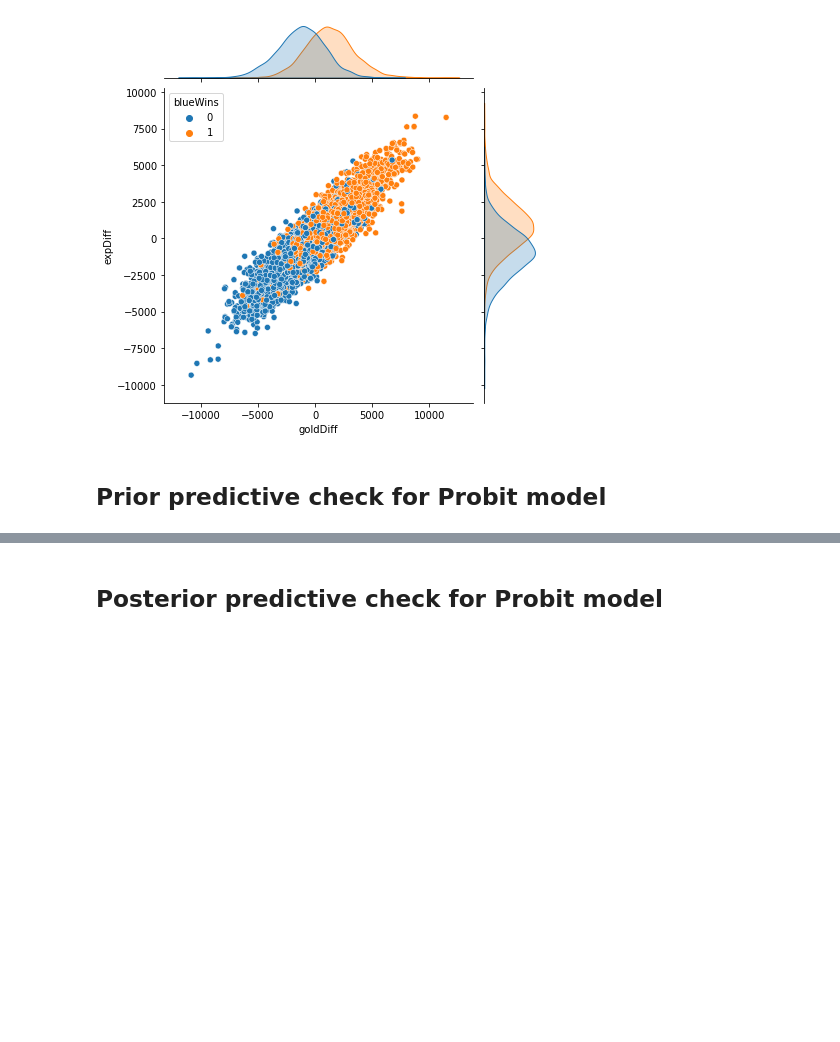
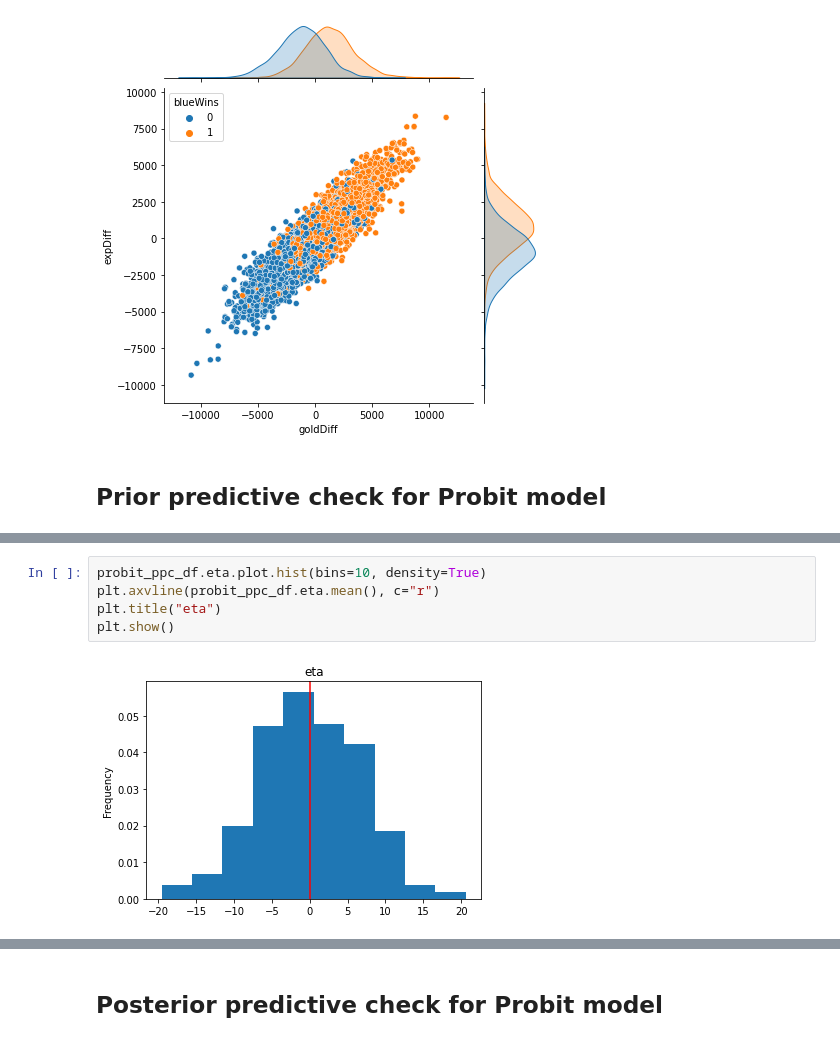
Before and after one commit to dominik-air/Ranked-Games-Analysis, a Jupyter notebook: eda.ipynb, the cells around one changed output, grey strips where cells are left out. Cells and saved outputs as stored; diff of their text form; blank space fills up the shorter version.

```diff
--- a/eda.ipynb
+++ b/eda.ipynb
@@ -148,0 +189,7 @@ probit_ppc_df.head()
+# %%
+probit_ppc_df.eta.plot.hist(bins=10, density=True)
+plt.axvline(probit_ppc_df.eta.mean(), c="r")
+plt.title("eta")
+plt.show()
+# %% [output]
+[figure, added]
```
Also changed, not shown: parts of 36 cells of this notebook, 1 other file.
